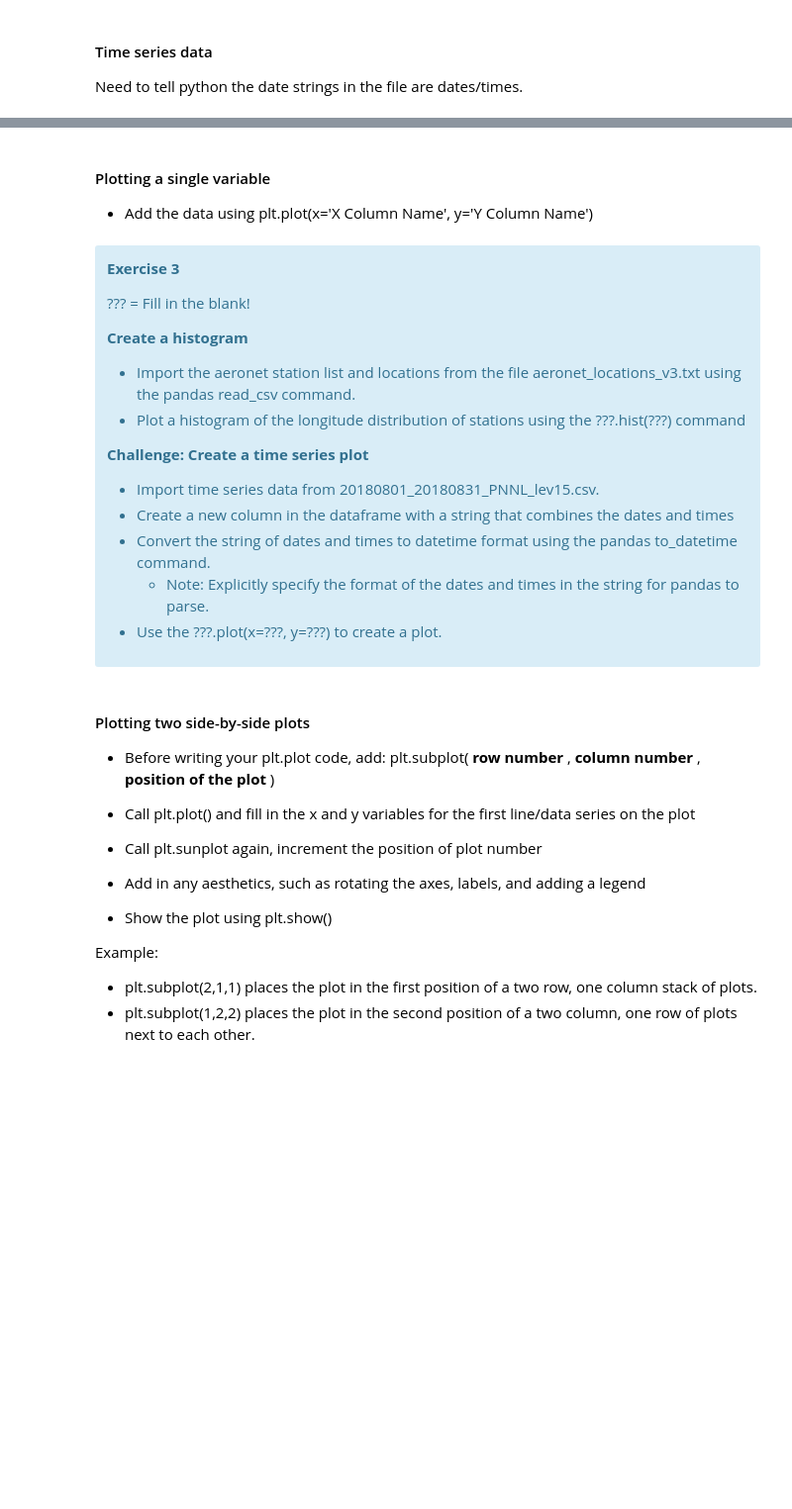
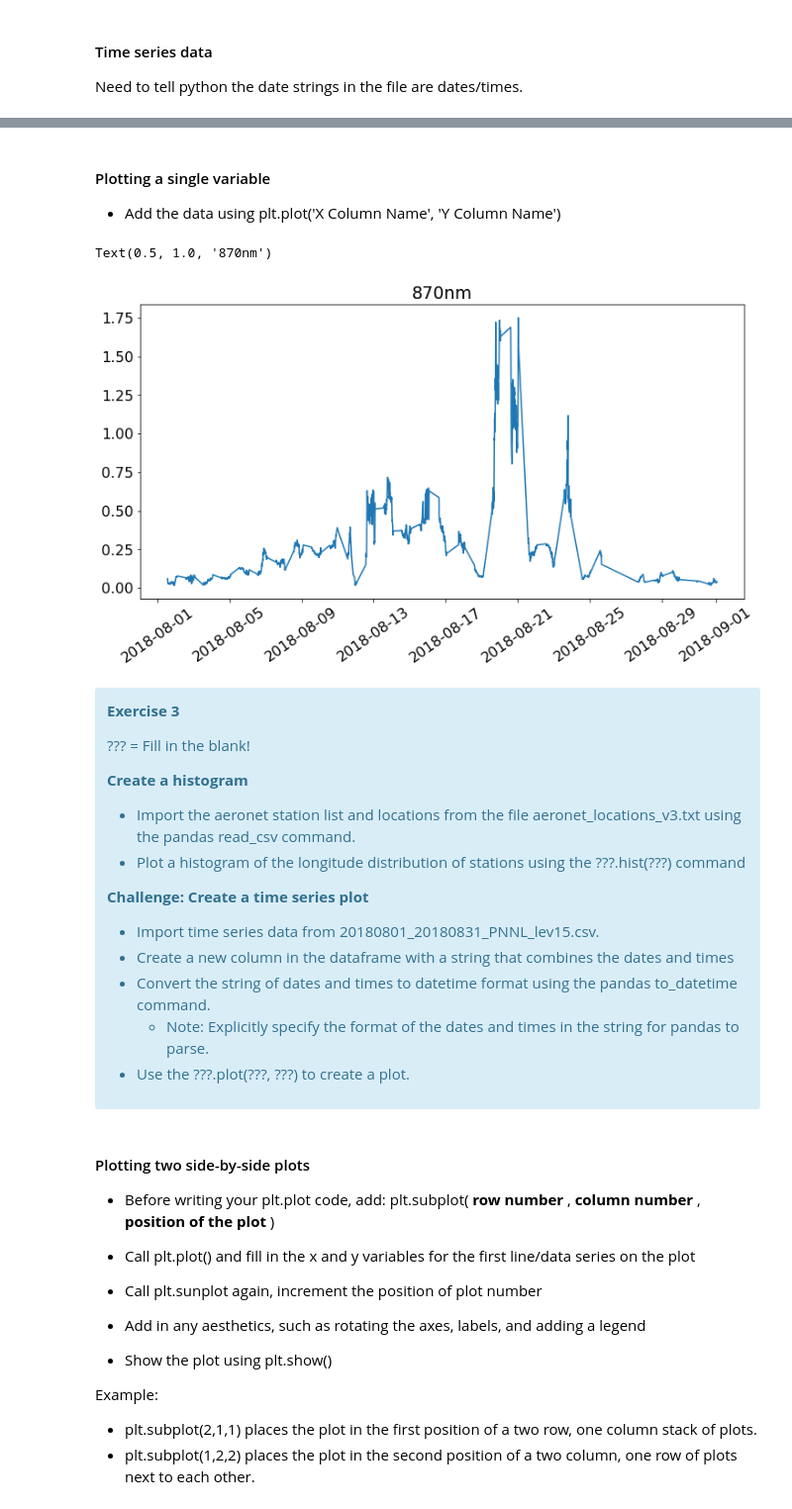
Before and after one commit to eviatarbach/ncep-lectures, a Jupyter notebook: part-1.ipynb, the cells around one changed output, grey strips where cells are left out. Shown at 99% size. Drawn from its saved outputs; the diff is of its cells as text; code cells hidden in the pictures; blank space fills up the shorter version.

```diff
--- a/part-1.ipynb
+++ b/part-1.ipynb
@@ -270,7 +265,14 @@ pd.to_datetime(groundStationPNNL['datetime'], format=fmt)
 # %% [markdown]
 #### Plotting a single variable
 
-* Add the data using plt.plot(x='X Column Name', y='Y Column Name')
+* Add the data using plt.plot('X Column Name', 'Y Column Name')
+# %%
+plt.plot(groundStationPNNL['datetime'], groundStationPNNL['AOD_870nm'])
+plt.xticks(rotation=35)
+plt.title('870nm')
+# %% [output]
+Text(0.5, 1.0, '870nm')
+[figure, added]
 # %% [markdown]
 <div class="alert alert-block alert-info">
 
@@ -291,7 +293,7 @@ pd.to_datetime(groundStationPNNL['datetime'], format=fmt)
 * Create a new column in the dataframe with a string that combines the dates and times
 * Convert the string of dates and times to datetime format using the pandas to_datetime command.
     * Note: Explicitly specify the format of the dates and times in the string for pandas to parse.
-* Use the ???.plot(x=???, y=???) to create a plot.
+* Use the ???.plot(???, ???) to create a plot.
 </div>
 # %% [markdown]
 #### Plotting two side-by-side plots
```
Also changed, not shown: parts of 12 cells of this notebook, 3 other files.
